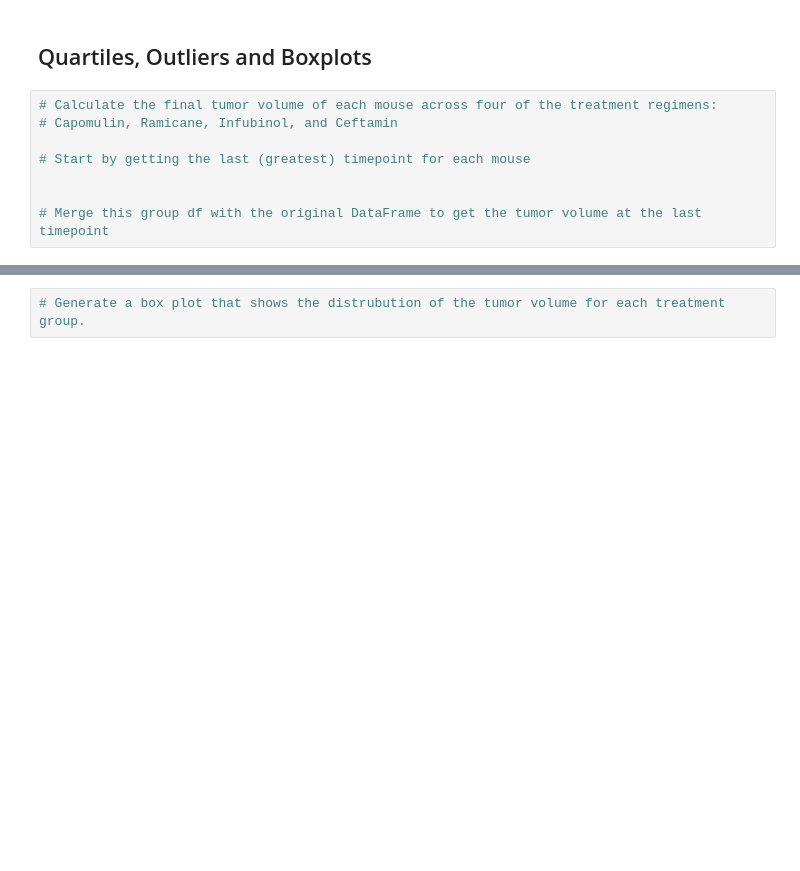
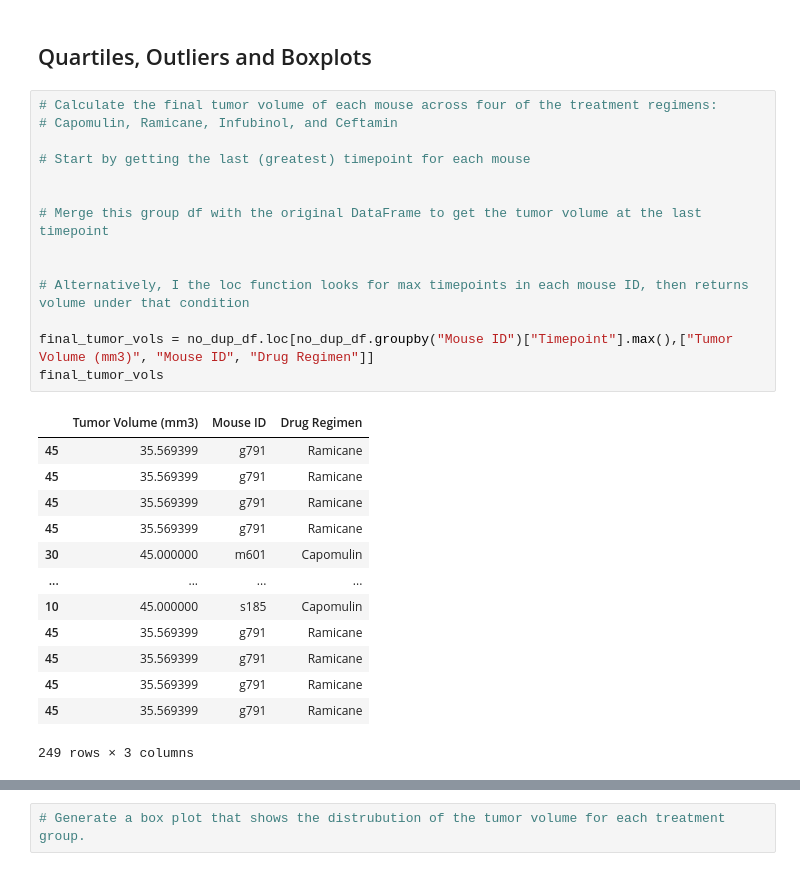
Before and after one commit to ShoaibFarooqui/pandas-and-matplotlib, a Jupyter notebook: module_5_starter_code/Pymaceuticals/pymaceuticals_starter.ipynb, the cells around one changed output, grey strips where cells are left out. Drawn from its saved outputs; the diff is of its cells as text; blank space fills up the shorter version.

```diff
--- a/module_5_starter_code/Pymaceuticals/pymaceuticals_starter.ipynb
+++ b/module_5_starter_code/Pymaceuticals/pymaceuticals_starter.ipynb
@@ -185,10 +192,30 @@ plt.show()
 # %%
 # Calculate the final tumor volume of each mouse across four of the treatment regimens:
 # Capomulin, Ramicane, Infubinol, and Ceftamin
 
 # Start by getting the last (greatest) timepoint for each mouse
 
 
 # Merge this group df with the original DataFrame to get the tumor volume at the last timepoint
+
+
+# Alternatively, I the loc function looks for max timepoints in each mouse ID, then returns volume under that condition
+
+final_tumor_vols = no_dup_df.loc[no_dup_df.groupby("Mouse ID")["Timepoint"].max(),["Tumor Volume (mm3)", "Mouse ID", "Drug Regimen"]]
+final_tumor_vols
+# %% [output]
+|  | Tumor Volume (mm3) | Mouse ID | Drug Regimen |
+| 45 | 35.569399 | g791 | Ramicane |
+| 45 | 35.569399 | g791 | Ramicane |
+| 45 | 35.569399 | g791 | Ramicane |
+| 45 | 35.569399 | g791 | Ramicane |
+| 30 | 45.000000 | m601 | Capomulin |
+| ... | ... | ... | ... |
+| 10 | 45.000000 | s185 | Capomulin |
+| 45 | 35.569399 | g791 | Ramicane |
+| 45 | 35.569399 | g791 | Ramicane |
+| 45 | 35.569399 | g791 | Ramicane |
+| 45 | 35.569399 | g791 | Ramicane |
+249 rows × 3 columns
 # %%
 # Put treatments into a list for for loop (and later for plot labels)
```
Also changed, not shown: parts of 2 cells of this notebook.
